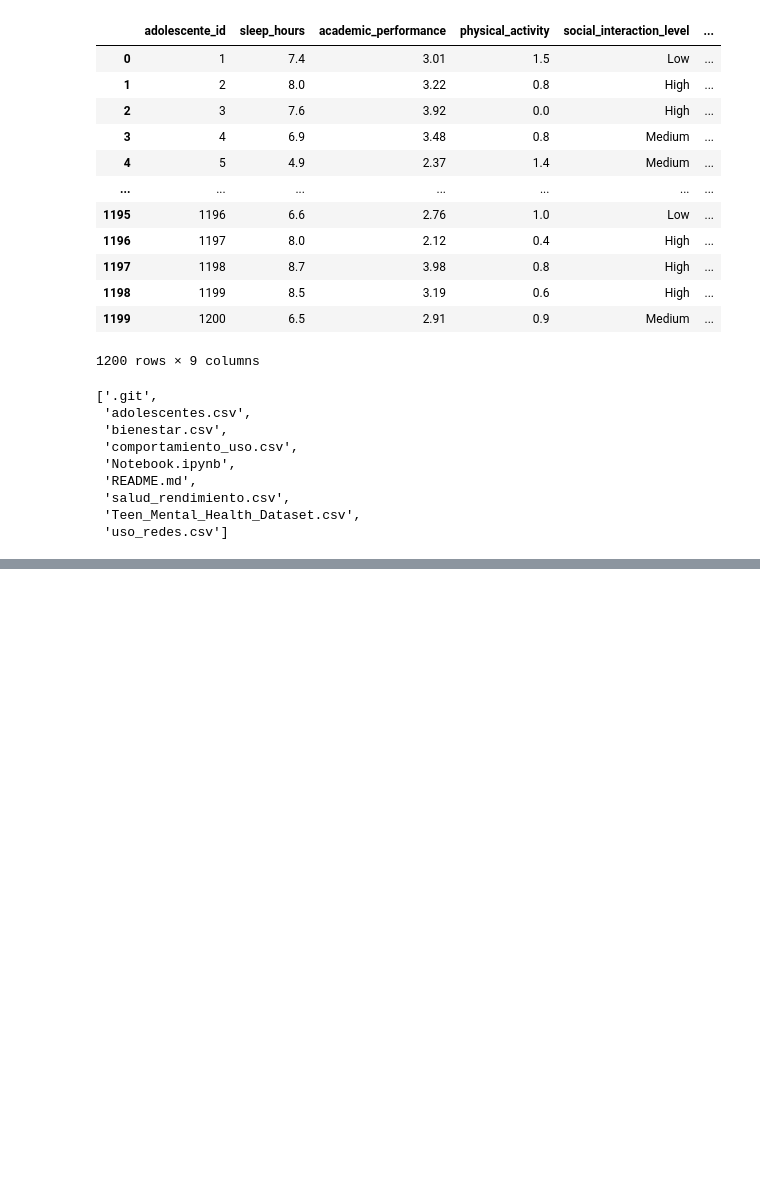
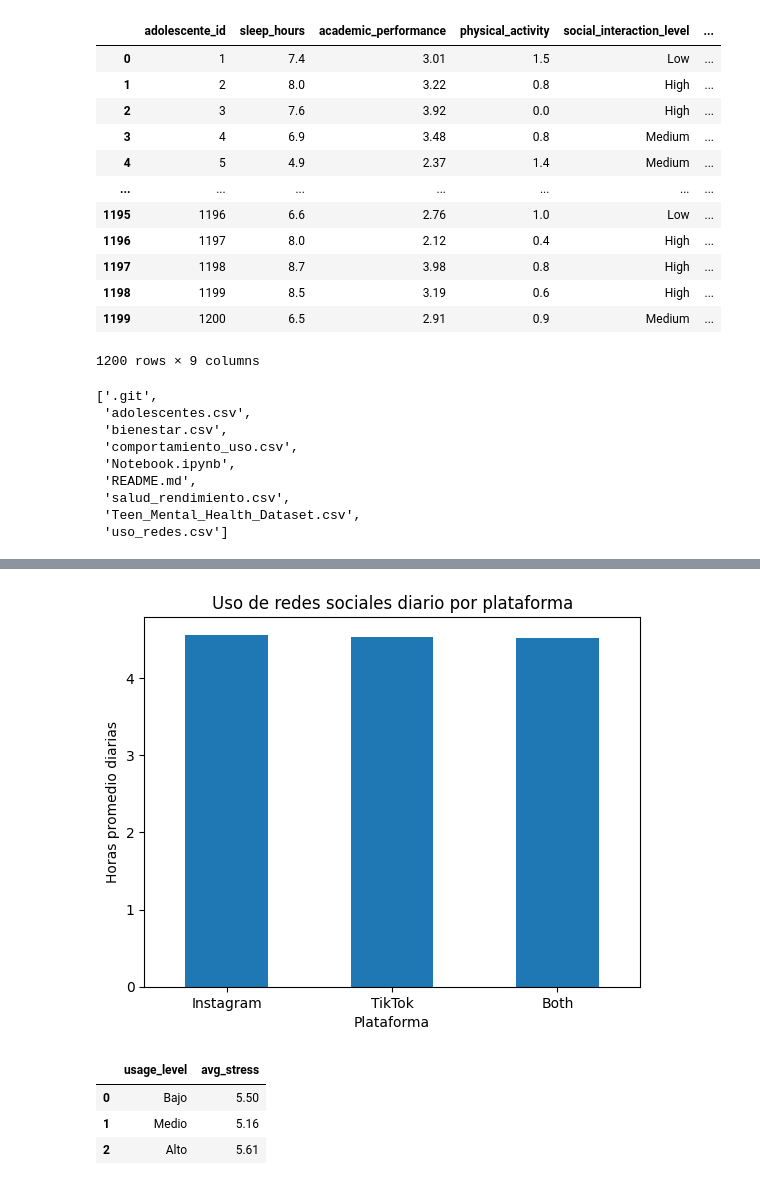
Before and after one commit to roizherrerapilar-hub/Mini-Project---SQL-From-Data-to-Insight, a Jupyter notebook: Notebook.ipynb, the cells around one changed output, grey strips where cells are left out. Saved outputs shown, nothing was run; the diff lists cells and outputs as text; code cells hidden in the pictures; blank space fills up the shorter version.

```diff
--- a/Notebook.ipynb
+++ b/Notebook.ipynb
@@ -150,0 +168,7 @@ os.listdir()
+# %%
+connection = pymysql.connect(
+    host="localhost",
+    user="root",
+    password="27021999",
+    database="teen_mental_health"
+)
@@ -150,0 +254,47 @@ os.listdir()
+# %%
+#Crear gráfica
+
+import matplotlib.pyplot as plt
+
+df_daily.plot(
+    kind='bar',
+    x='platform_usage',
+    y='avg_daily',
+    legend=False
+)
+
+plt.title('Uso de redes sociales diario por plataforma')
+plt.xlabel('Plataforma')
+plt.ylabel('Horas promedio diarias')
+plt.xticks(rotation=0)
+plt.show()
+# %% [output]
+[figure, added]
+# %%
+#Uso de redes y nivel de estres.
+query = """
+SELECT
+    CASE
+        WHEN cu.daily_social_media_hours < 3 THEN 'Bajo'
+        WHEN cu.daily_social_media_hours BETWEEN 3 AND 5 THEN 'Medio'
+        ELSE 'Alto'
+    END AS usage_level,
+    ROUND(AVG(sr.stress_level), 2) AS avg_stress
+FROM comportamiento_uso AS cu
+INNER JOIN salud_rendimiento AS sr
+    ON cu.adolescente_id = sr.adolescente_id
+GROUP BY usage_level
+ORDER BY
+    CASE
+        WHEN usage_level = 'Bajo' THEN 1
+        WHEN usage_level = 'Medio' THEN 2
+        ELSE 3
+    END;
+"""
+df_stress = pd.read_sql(query, connection)
+df_stress
+# %% [output]
+|  | usage_level | avg_stress |
+| 0 | Bajo | 5.50 |
+| 1 | Medio | 5.16 |
+| 2 | Alto | 5.61 |
```
Also changed, not shown: parts of 8 cells of this notebook, 3 other files.
